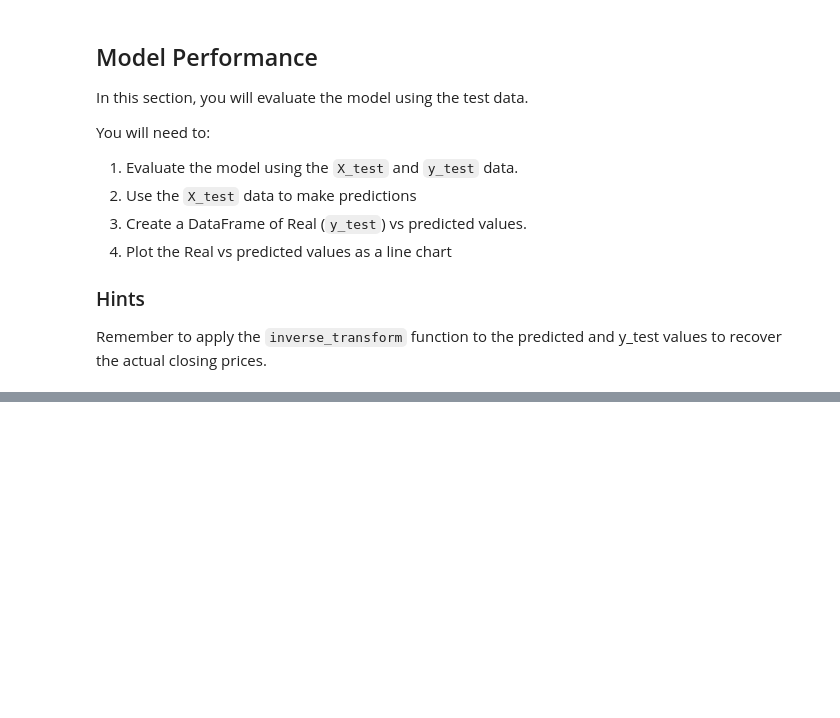
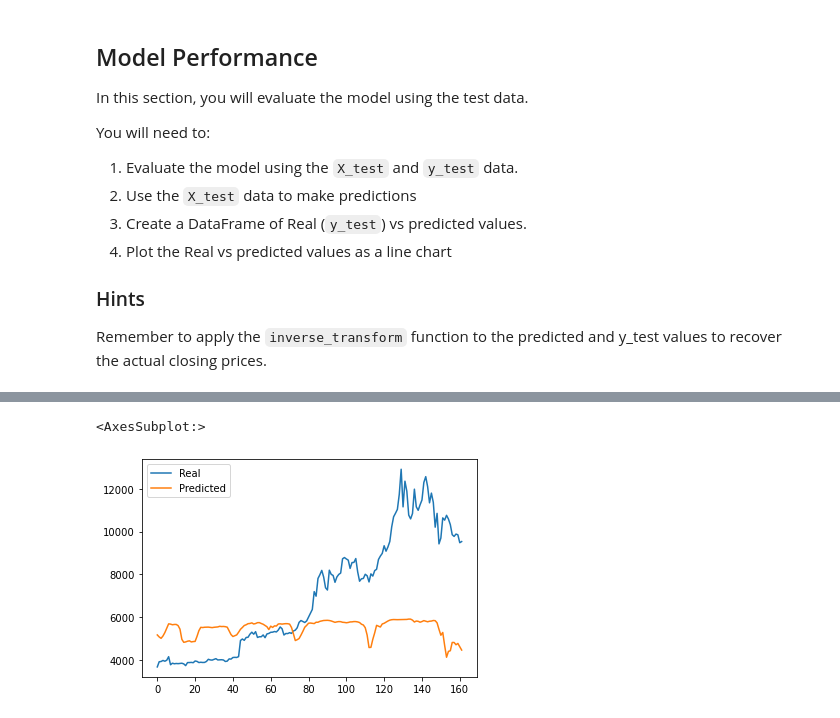
Before and after one commit to tyedem/LSTM_Stock_Predictor, a Jupyter notebook: lstm_stock_predictor_fng.ipynb, the cells around one changed output, grey strips where cells are left out. Saved outputs shown, nothing was run; the diff lists cells and outputs as text; code cells hidden in the pictures; blank space fills up the shorter version.

```diff
--- a/lstm_stock_predictor_fng.ipynb
+++ b/lstm_stock_predictor_fng.ipynb
@@ -321,0 +329,9 @@ stocks.plot()
+# %%
+#Save model 2 to CSV - window_size = 5, dropout_fraction = 0.2, batch_size = 1, epochs = 10
+# file_path = Path('LSTM_models/model_2.csv')
+# stocks.to_csv(file_path)
+model_2 = pd.read_csv('LSTM_models/model_2.csv')
+model_2.plot()
+# %% [output]
+<AxesSubplot:>
+[figure, added]
```
Also changed, not shown: parts of 10 cells of this notebook.
